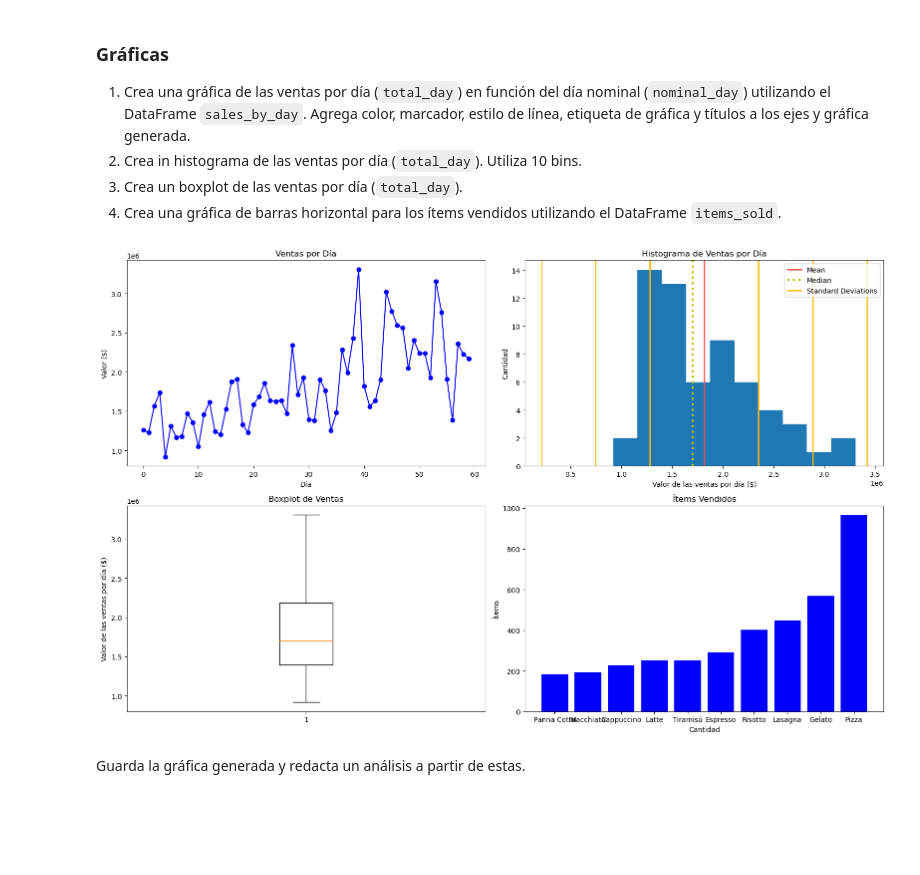
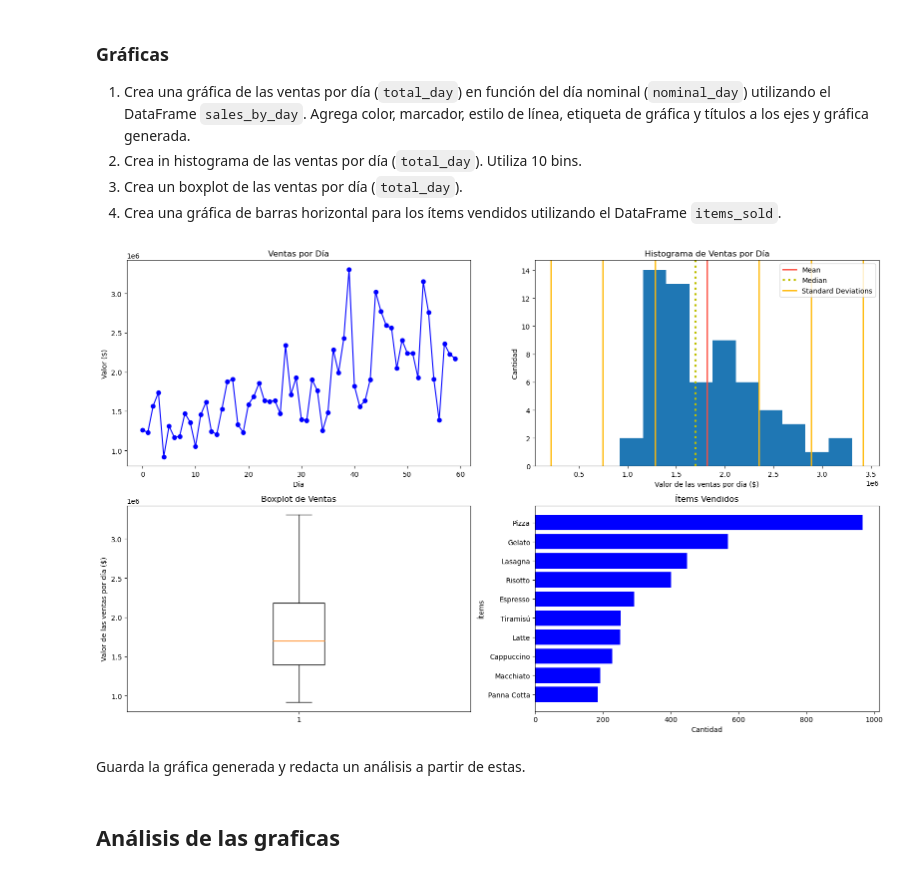
Before and after one commit to camiloelectronico144/Taller-3, a Jupyter notebook: Michelangelos_Taller_3_Camilo_Narvaez.ipynb, the cells around one changed output. Cells and saved outputs as stored; diff of their text form; code cells hidden in the pictures; blank space fills up the shorter version.

```diff
--- a/Michelangelos_Taller_3_Camilo_Narvaez.ipynb
+++ b/Michelangelos_Taller_3_Camilo_Narvaez.ipynb
@@ -1052,7 +1052,7 @@ sales_plot.set_ylabel('Valor ($)')
 # Definir los datos a graficar
 hist_x = sales_by_day['total_day']
 sales_hist = plt.subplot(222)
-sales_hist.hist(hist_x)
+sales_hist.hist(hist_x, bins=10)
 sales_hist.axvline(sales_mean, color='#FD4E40', linestyle='solid', linewidth=2, label='Mean')
 sales_hist.axvline(sales_median, color='y', linestyle='dotted', linewidth=3, label='Median')
 sales_hist.set_title('Histograma de Ventas por Día')
@@ -1062,34 +1062,36 @@ sales_hist.axvline(sales_mean + sales_std, color='#FFB908', linestyle='solid', l
 sales_hist.axvline(sales_mean - sales_std, color='#FFB908', linestyle='solid', linewidth=2)
 sales_hist.axvline(sales_mean + 2 * sales_std, color='#FFB908', linestyle='solid', linewidth=2)
 sales_hist.axvline(sales_mean - 2 * sales_std, color='#FFB908', linestyle='solid', linewidth=2)
 sales_hist.axvline(sales_mean + 3 * sales_std, color='#FFB908', linestyle='solid', linewidth=2)
 sales_hist.axvline(sales_mean - 3 * sales_std, color='#FFB908', linestyle='solid', linewidth=2)
 sales_hist.legend()
 
 
 #Punto 3: Boxplot de Ventas Diarias
 # Definir los datos a graficar
 sales_by_day_x = sales_by_day['total_day']
 sales_boxplot = plt.subplot(223)
 sales_boxplot.boxplot(sales_by_day_x)
 sales_boxplot.set_title('Boxplot de Ventas')
 sales_boxplot.set_xlabel('')
 sales_boxplot.set_ylabel('Valor de las ventas por día ($)')
 
 #Punto 4: Gráfico de Barras de los Productos
 # Definir los datos a graficar
 item_x = items_sold['count']
 item_y = items_sold['item']
 items_bar = plt.subplot(224)
-items_bar.bar(item_y, item_x, color='blue')
+items_bar.barh(item_y, item_x, color='blue')
 items_bar.set_title('Ítems Vendidos')
 items_bar.set_xlabel('Cantidad')
 items_bar.set_ylabel('Ítems')
 
 plt.tight_layout()
 
 plt.savefig('Michelangelos_charts.png')
 # %% [output]
-[figure, old version]
+[figure, new version]
 # %% [markdown]
 Guarda la gráfica generada y redacta un análisis a partir de estas.
+# %% [markdown]
+## Análisis de las graficas
```
Also changed, not shown: parts of 1 cell of this notebook, 1 other file.
